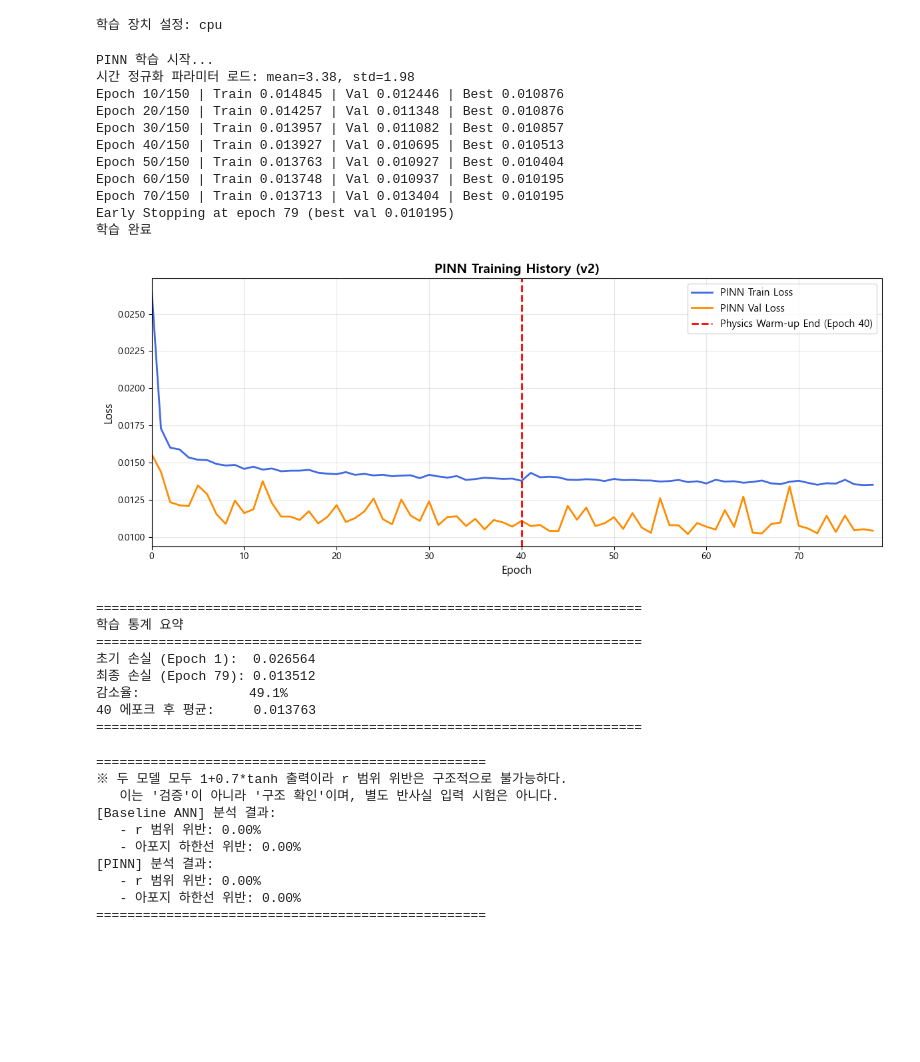
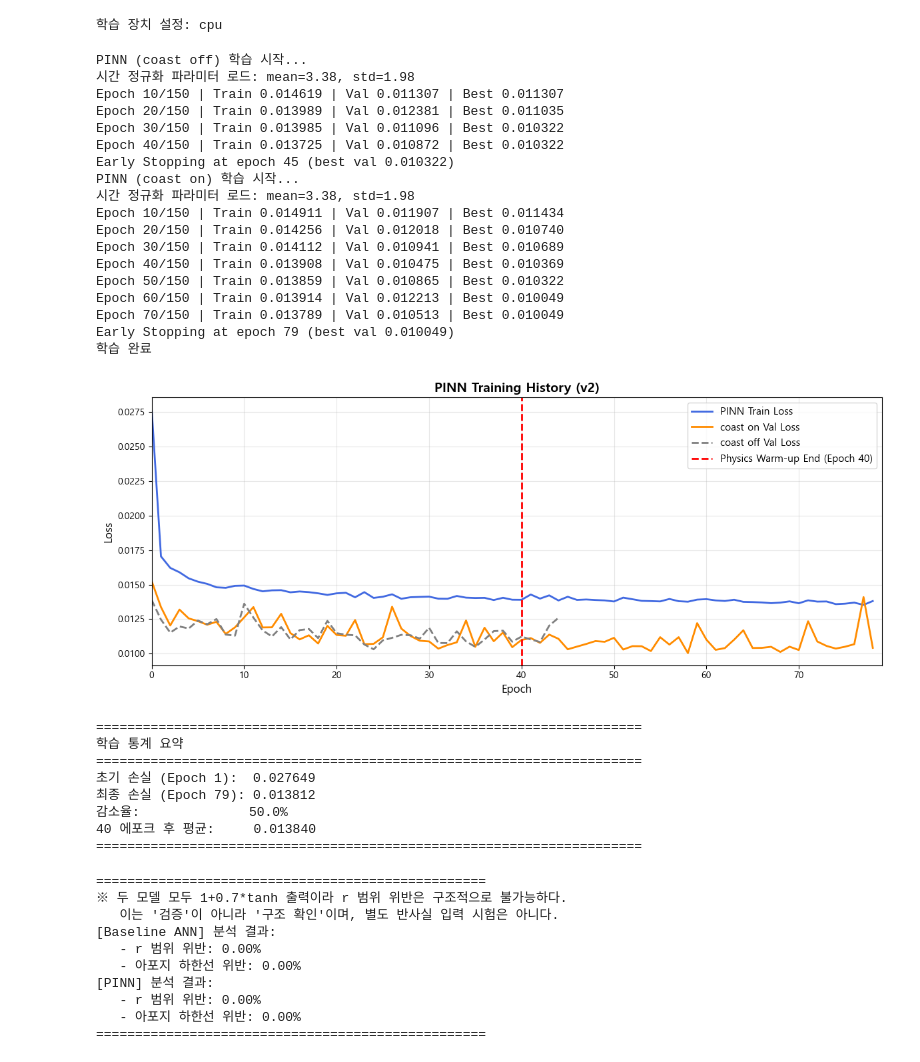
Before and after one commit to postech-psi/psintelligence, a Jupyter notebook: step3-ANN&PINN.ipynb, the cells around one changed output. Saved outputs shown, nothing was run; the diff lists cells and outputs as text; code cells hidden in the pictures; blank space fills up the shorter version.

```diff
--- a/step3-ANN&PINN.ipynb
+++ b/step3-ANN&PINN.ipynb
@@ -742,7 +743,7 @@ print(f"학습 장치 설정: {device}")
 pinn_model.to(device)
 baseline_model.to(device) # Baseline 모델도 함께 이동 권장
 
-def train_pinn_v2(model, train_loader, val_loader, epochs=150, lr=0.005):
+def train_pinn_v2(model, train_loader, val_loader, epochs=150, lr=0.005, use_coast=True):
     import copy
     optimizer = optim.Adam(model.parameters(), lr=lr)
     criterion = nn.MSELoss()
@@ -770,7 +771,10 @@ def train_pinn_v2(model, train_loader, val_loader, epochs=150, lr=0.005):
         data_loss = criterion(r_pred, targets.unsqueeze(1))
         range_loss = torch.mean(torch.relu(0.8 - r_pred) + torch.relu(r_pred - 1.7))
         coast_mask = (1 - is_burning.unsqueeze(1))
-        coast_loss = torch.mean(torch.relu(r_pred - 1.0) * coast_mask)
+        if use_coast:
+            coast_loss = torch.mean(torch.relu(r_pred - 1.0) * coast_mask)
+        else:
+            coast_loss = torch.tensor(0.0, device=device)
         mono_loss = torch.tensor(0.0, device=device)
         if use_mono:
             dr_dt = torch.autograd.grad(
@@ -832,58 +836,80 @@ def train_pinn_v2(model, train_loader, val_loader, epochs=150, lr=0.005):
 import matplotlib.pyplot as plt
 
 # 1. 학습 실행 (반환값을 변수에 저장)
-print("PINN 학습 시작...")
-pinn_train_losses, pinn_val_losses = train_pinn_v2(pinn_model, train_loader, val_loader, epochs=150, lr=0.005)
+import copy
+
+init_state = copy.deepcopy(pinn_model.state_dict())
+
+print("PINN (coast off) 학습 시작...")
+pinn_no_coast = PhysicsInformedWrapper(PINN_ANN(len(final_learning_cols)))
+pinn_no_coast.load_state_dict(init_state)
+pinn_no_coast.to(device)
+torch.manual_seed(SEED)
+off_train_losses, off_val_losses = train_pinn_v2(
+    pinn_no_coast, train_loader, val_loader, epochs=150, lr=0.005, use_coast=False)
+
+print("PINN (coast on) 학습 시작...")
+torch.manual_seed(SEED)
+pinn_train_losses, pinn_val_losses = train_pinn_v2(
+    pinn_model, train_loader, val_loader, epochs=150, lr=0.005, use_coast=True)
 print("학습 완료")
 
 # 2. 시각화
 plt.figure(figsize=(12, 5))
 
 # 학습 손실 플롯
 plt.plot(pinn_train_losses, label='PINN Train Loss', color='royalblue', linewidth=2)
-plt.plot(pinn_val_losses, label='PINN Val Loss', color='darkorange', linewidth=2)
+plt.plot(pinn_val_losses, label='coast on Val Loss', color='darkorange', linewidth=2)
+plt.plot(off_val_losses, '--', label='coast off Val Loss', color='gray', linewidth=2)
 plt.axvline(x=40, color='red', linestyle='--', linewidth=2, label='Physics Warm-up End (Epoch 40)')
 
 plt.title("PINN Training History (v2)", fontsize=14, fontweight='bold')
 plt.xlabel("Epoch", fontsize=12)
 plt.ylabel("Loss", fontsize=12)
 plt.legend(fontsize=11)
 plt.grid(True, alpha=0.3)
 plt.xlim(0, len(pinn_train_losses))
 
 plt.tight_layout()
 plt.savefig('./data/simulated/pinn_training_history_v2.png', dpi=150)
 plt.show()
 
 # 3. 통계 출력
 print("\n" + "="*70)
 print("학습 통계 요약")
 print("="*70)
 print(f"초기 손실 (Epoch 1):  {pinn_train_losses[0]:.6f}")
 print(f"최종 손실 (Epoch {len(pinn_train_losses)}): {pinn_train_losses[-1]:.6f}")
 print(f"감소율:              {(1 - pinn_train_losses[-1]/pinn_train_losses[0])*100:.1f}%")
 print(f"40 에포크 후 평균:     {np.mean(pinn_train_losses[40:]):.6f}")
 print("="*70)
 # %% [output]
-PINN 학습 시작...
+PINN (coast off) 학습 시작...
 시간 정규화 파라미터 로드: mean=3.38, std=1.98
-Epoch 10/150 | Train 0.014845 | Val 0.012446 | Best 0.010876
-Epoch 20/150 | Train 0.014257 | Val 0.011348 | Best 0.010876
-Epoch 30/150 | Train 0.013957 | Val 0.011082 | Best 0.010857
-Epoch 40/150 | Train 0.013927 | Val 0.010695 | Best 0.010513
-Epoch 50/150 | Train 0.013763 | Val 0.010927 | Best 0.010404
-Epoch 60/150 | Train 0.013748 | Val 0.010937 | Best 0.010195
-Epoch 70/150 | Train 0.013713 | Val 0.013404 | Best 0.010195
-Early Stopping at epoch 79 (best val 0.010195)
+Epoch 10/150 | Train 0.014619 | Val 0.011307 | Best 0.011307
+Epoch 20/150 | Train 0.013989 | Val 0.012381 | Best 0.011035
+Epoch 30/150 | Train 0.013985 | Val 0.011096 | Best 0.010322
+Epoch 40/150 | Train 0.013725 | Val 0.010872 | Best 0.010322
+Early Stopping at epoch 45 (best val 0.010322)
+PINN (coast on) 학습 시작...
+시간 정규화 파라미터 로드: mean=3.38, std=1.98
+Epoch 10/150 | Train 0.014911 | Val 0.011907 | Best 0.011434
+Epoch 20/150 | Train 0.014256 | Val 0.012018 | Best 0.010740
+Epoch 30/150 | Train 0.014112 | Val 0.010941 | Best 0.010689
+Epoch 40/150 | Train 0.013908 | Val 0.010475 | Best 0.010369
+Epoch 50/150 | Train 0.013859 | Val 0.010865 | Best 0.010322
+Epoch 60/150 | Train 0.013914 | Val 0.012213 | Best 0.010049
+Epoch 70/150 | Train 0.013789 | Val 0.010513 | Best 0.010049
+Early Stopping at epoch 79 (best val 0.010049)
 학습 완료
-[figure, old version]
+[figure, new version]
 ======================================================================
 학습 통계 요약
 ======================================================================
-초기 손실 (Epoch 1):  0.026564
-최종 손실 (Epoch 79): 0.013512
-감소율:              49.1%
-40 에포크 후 평균:     0.013763
+초기 손실 (Epoch 1):  0.027649
+최종 손실 (Epoch 79): 0.013812
+감소율:              50.0%
+40 에포크 후 평균:     0.013840
 ======================================================================
 # %%
 # ============================================================================
```
Also changed, not shown: parts of 4 cells of this notebook, 18 other files.
